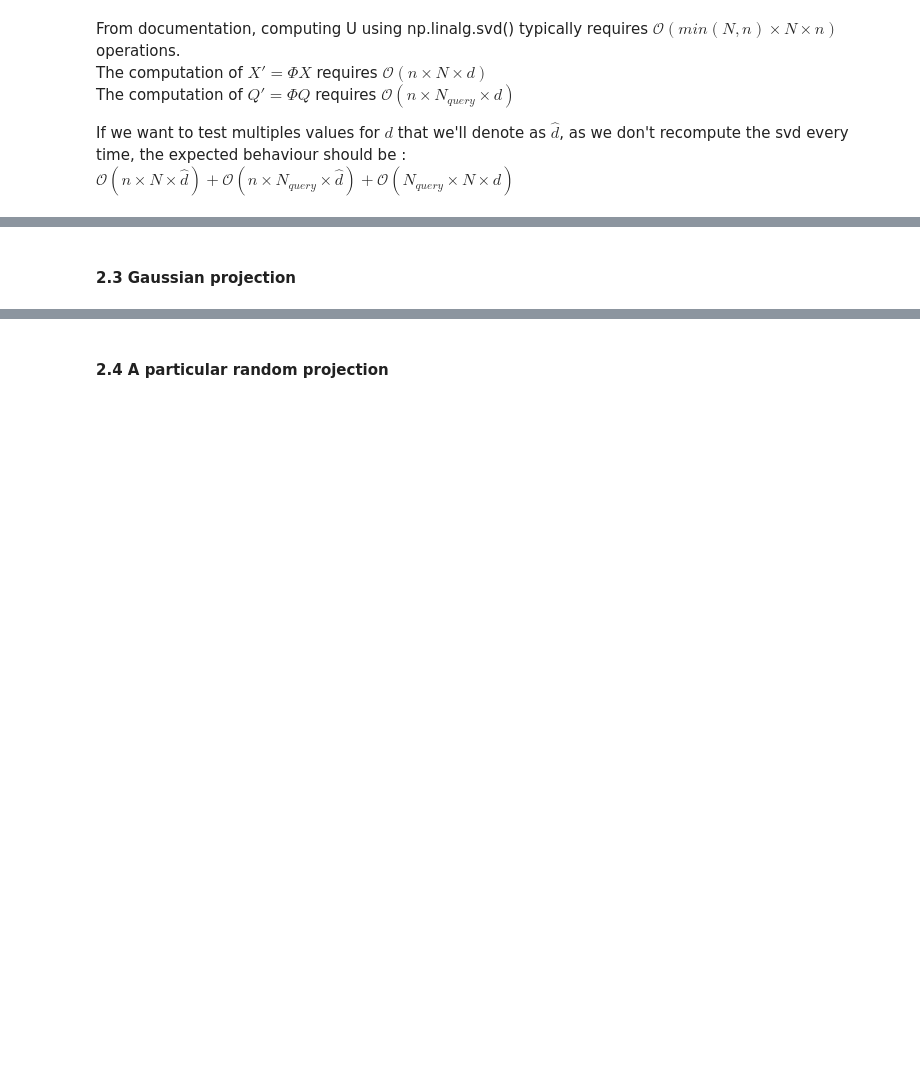
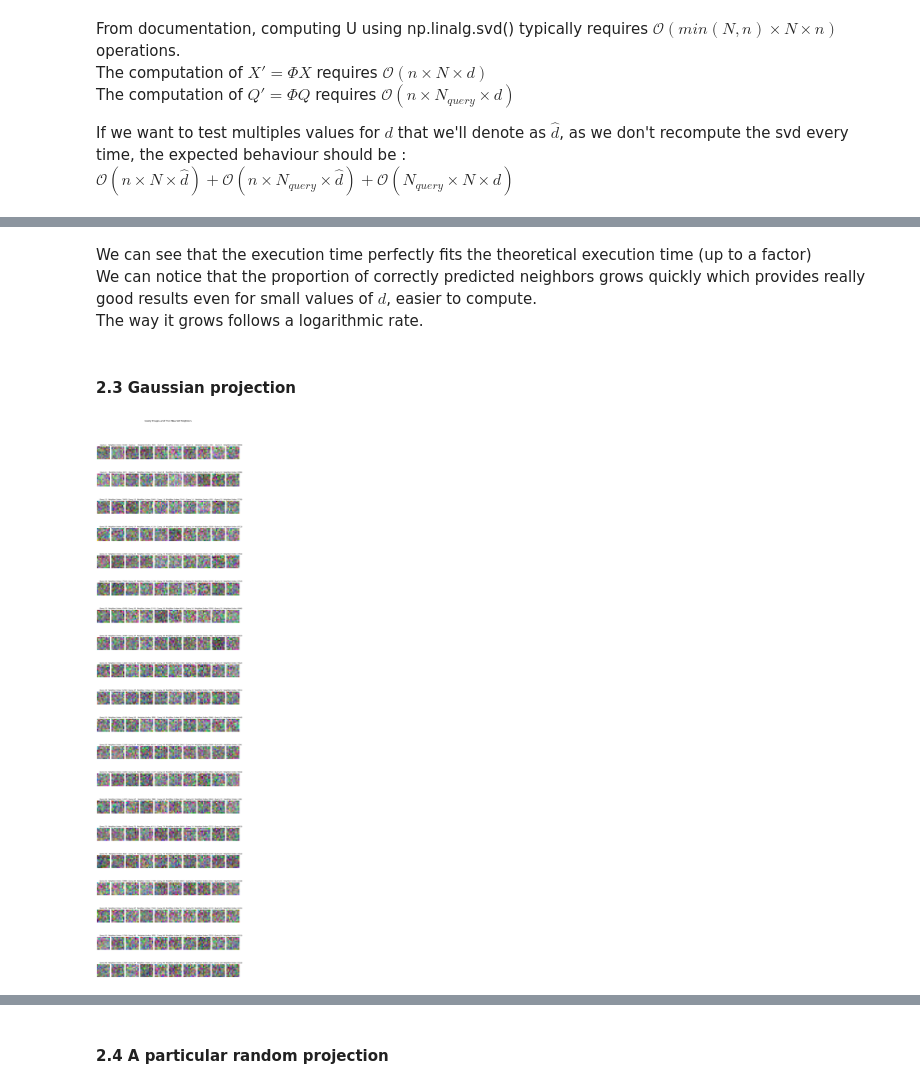
Before and after one commit to Alexis0903/LINMA2300, a Jupyter notebook: LINMA2300_project_1_V2_new.ipynb, the cells around one changed output, grey strips where cells are left out. Saved outputs shown, nothing was run; the diff lists cells and outputs as text; code cells hidden in the pictures; blank space fills up the shorter version.

```diff
--- a/LINMA2300_project_1_V2_new.ipynb
+++ b/LINMA2300_project_1_V2_new.ipynb
@@ -354,11 +354,18 @@ Computing for d = 3072
 [figure]
+# %% [markdown]
+We can see that the execution time perfectly fits the theoretical execution time (up to a factor)\
+We can notice that the proportion of correctly predicted neighbors grows quickly which provides really good results even for small values of $d$, easier to compute.\
+The way it grows follows a logarithmic rate.
 # %% [markdown]
 #### 2.3 Gaussian projection
 # %%
-phi = np.random.normal(0, np.sqrt(1/d), (d, n))
+d = 300
+phi = np.random.normal(loc=0, scale=np.sqrt(1/d), size=(d, n))
 X_prime = phi @ X
 Q_prime = phi @ Q
 
 nearest_neighbors, indices = projected_nearest_neighbor(X_prime, Q_prime)
 
-#show_nearest_images(X_prime, Q_prime, nearest_neighbors, indices, p)
+show_nearest_images(X_prime, Q_prime, nearest_neighbors, indices, 10)
+# %% [output]
+[figure, added]
```
Also changed, not shown: parts of 3 cells of this notebook.
